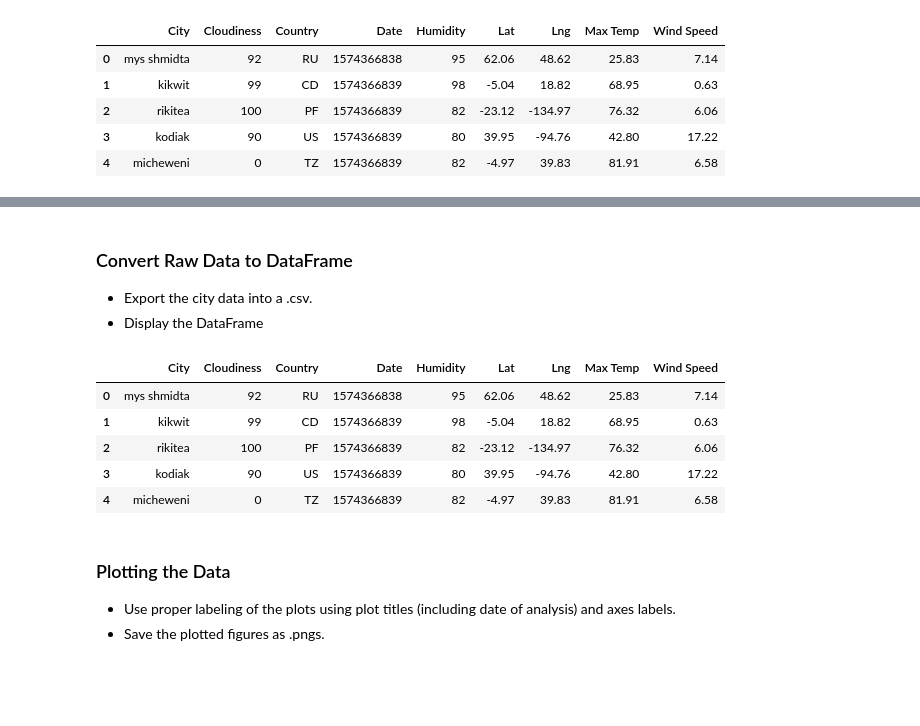
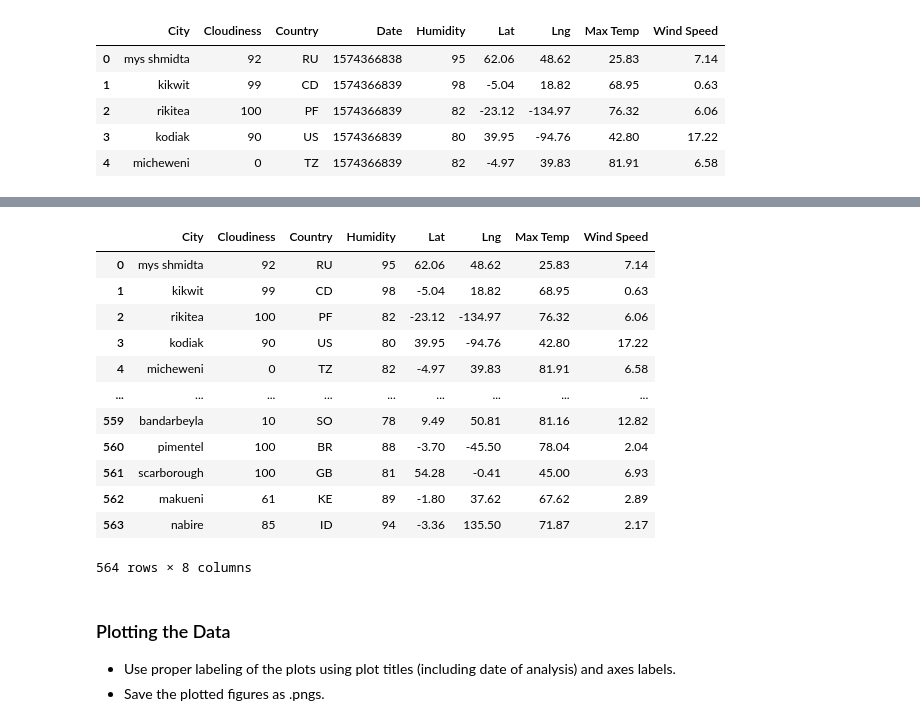
Before and after one commit to browsdower/python-api-challenge, a Jupyter notebook: WeatherPy.ipynb, the cells around one changed output, grey strips where cells are left out. Drawn from its saved outputs; the diff is of its cells as text; code cells hidden in the pictures; blank space fills up the shorter version.

```diff
--- a/WeatherPy.ipynb
+++ b/WeatherPy.ipynb
@@ -125,8 +128,6 @@ weather_dict = {
     "Max Temp":max_temps,
     "Wind Speed":wind_speeds
 }
-# %%
-weather_dataframe = pd.DataFrame(weather_dict)
 # %%
 weather_dataframe.head()
 # %% [output]
@@ -199,4 +139,0 @@ http://api.openweathermap.org/data/2.5/weather?appid=dd0d1e7ad3b683f124448d6253d
-# %% [markdown]
-### Convert Raw Data to DataFrame
-* Export the city data into a .csv.
-* Display the DataFrame
@@ -215,12 +140,19 @@ weather_dict = {
-# %%
-weather_dataframe.head()
-# %% [output]
-|  | City | Cloudiness | Country | Date | Humidity | Lat | Lng | Max Temp | Wind Speed |
-| 0 | mys shmidta | 92 | RU | 1574366838 | 95 | 62.06 | 48.62 | 25.83 | 7.14 |
-| 1 | kikwit | 99 | CD | 1574366839 | 98 | -5.04 | 18.82 | 68.95 | 0.63 |
-| 2 | rikitea | 100 | PF | 1574366839 | 82 | -23.12 | -134.97 | 76.32 | 6.06 |
-| 3 | kodiak | 90 | US | 1574366839 | 80 | 39.95 | -94.76 | 42.80 | 17.22 |
-| 4 | micheweni | 0 | TZ | 1574366839 | 82 | -4.97 | 39.83 | 81.91 | 6.58 |
+# %%
+weather_dataframe.drop(columns=["Date"])
+# %% [output]
+|  | City | Cloudiness | Country | Humidity | Lat | Lng | Max Temp | Wind Speed |
+| 0 | mys shmidta | 92 | RU | 95 | 62.06 | 48.62 | 25.83 | 7.14 |
+| 1 | kikwit | 99 | CD | 98 | -5.04 | 18.82 | 68.95 | 0.63 |
+| 2 | rikitea | 100 | PF | 82 | -23.12 | -134.97 | 76.32 | 6.06 |
+| 3 | kodiak | 90 | US | 80 | 39.95 | -94.76 | 42.80 | 17.22 |
+| 4 | micheweni | 0 | TZ | 82 | -4.97 | 39.83 | 81.91 | 6.58 |
+| ... | ... | ... | ... | ... | ... | ... | ... | ... |
+| 559 | bandarbeyla | 10 | SO | 78 | 9.49 | 50.81 | 81.16 | 12.82 |
+| 560 | pimentel | 100 | BR | 88 | -3.70 | -45.50 | 78.04 | 2.04 |
+| 561 | scarborough | 100 | GB | 81 | 54.28 | -0.41 | 45.00 | 6.93 |
+| 562 | makueni | 61 | KE | 89 | -1.80 | 37.62 | 67.62 | 2.89 |
+| 563 | nabire | 85 | ID | 94 | -3.36 | 135.50 | 71.87 | 2.17 |
+564 rows × 8 columns
 # %% [markdown]
 ### Plotting the Data
 * Use proper labeling of the plots using plot titles (including date of analysis) and axes labels.
```
Also changed, not shown: parts of 12 cells of this notebook, 4 other files.
